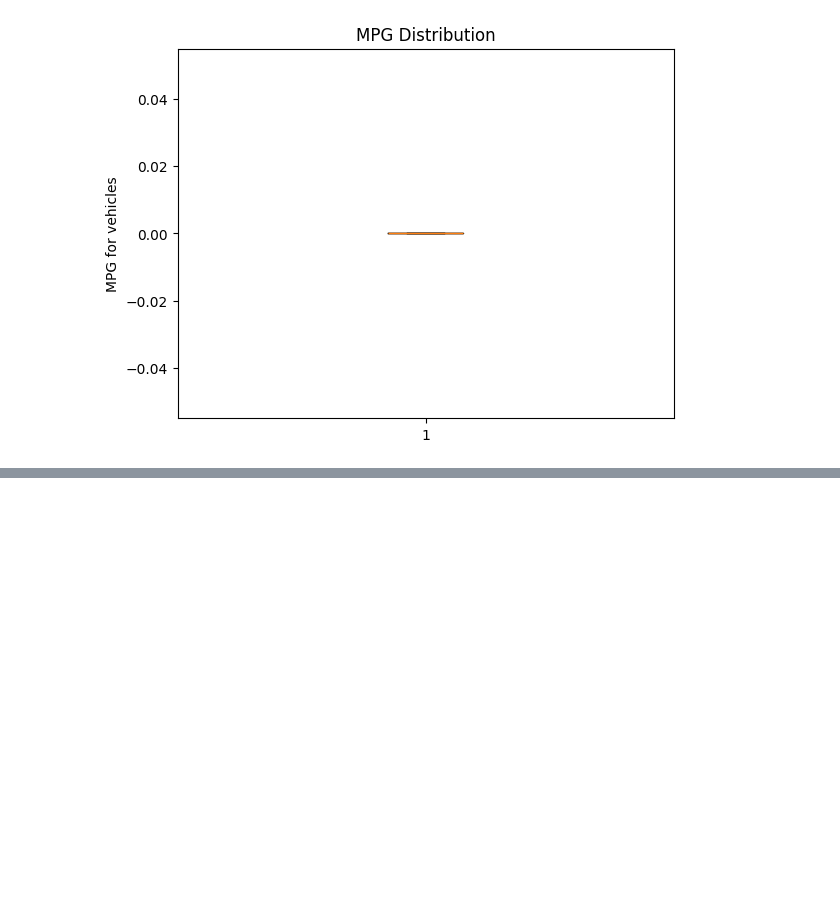
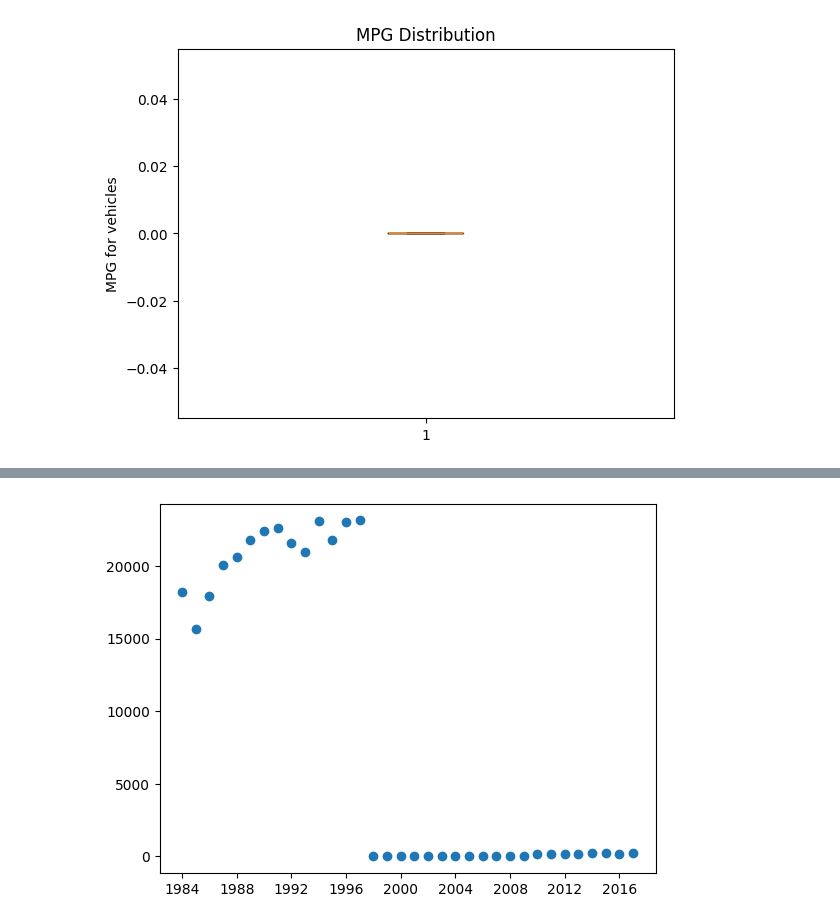
Before and after one commit to najibifar/Data_Analysis, a Jupyter notebook: Visualization/MatplotPandasSeaborn.ipynb, the cells around one changed output, grey strips where cells are left out. Saved outputs shown, nothing was run; the diff lists cells and outputs as text; code cells hidden in the pictures; blank space fills up the shorter version.

```diff
--- a/Visualization/MatplotPandasSeaborn.ipynb
+++ b/Visualization/MatplotPandasSeaborn.ipynb
@@ -137,0 +200,6 @@ ax.set(title='MPG Distribution', ylabel='MPG for vehicles');
+# %%
+fig, ax1 = plt.subplots()
+ax1.scatter(avg_by_year['Year'], avg_by_year['Engine Index'])
+ax1.set_xticks(np.arange(1984,2017,4));
+# %% [output]
+[figure, added]
```
Also changed, not shown: parts of 17 cells of this notebook, 1 other file.
